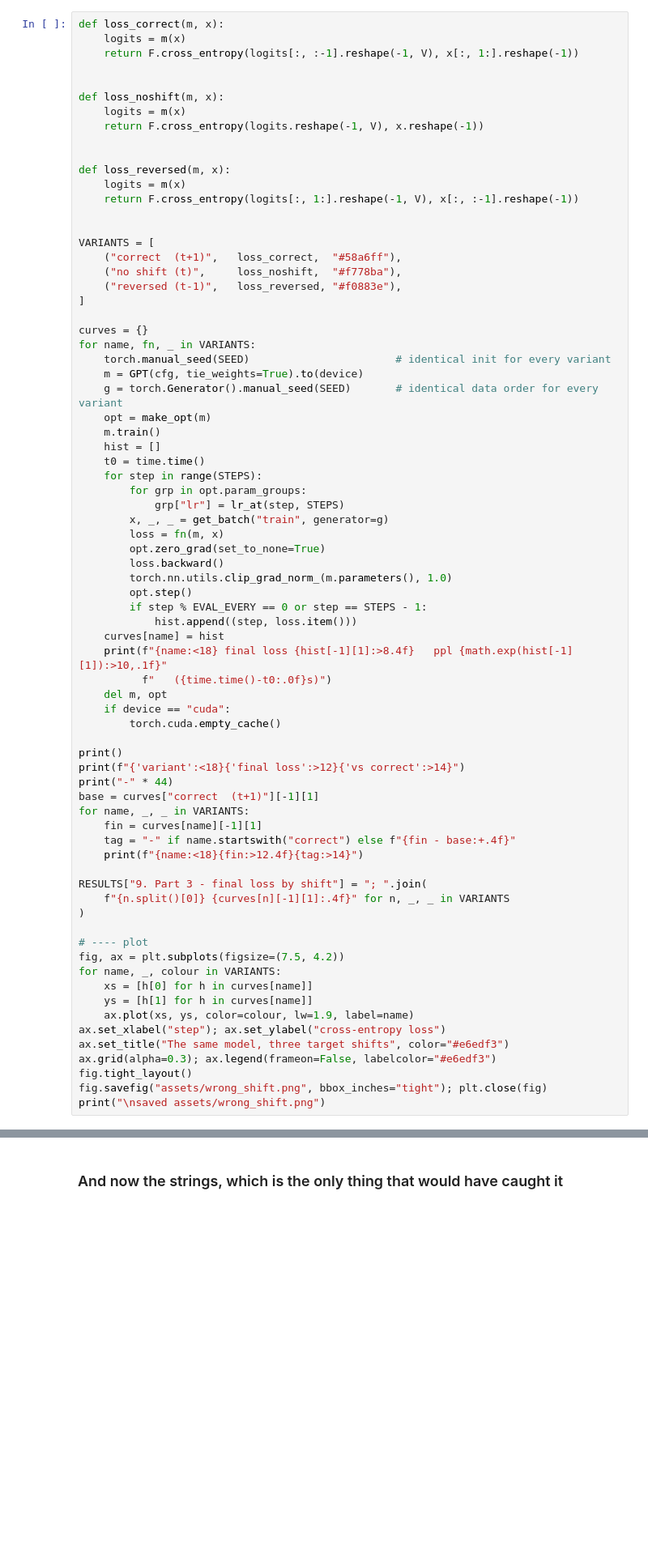
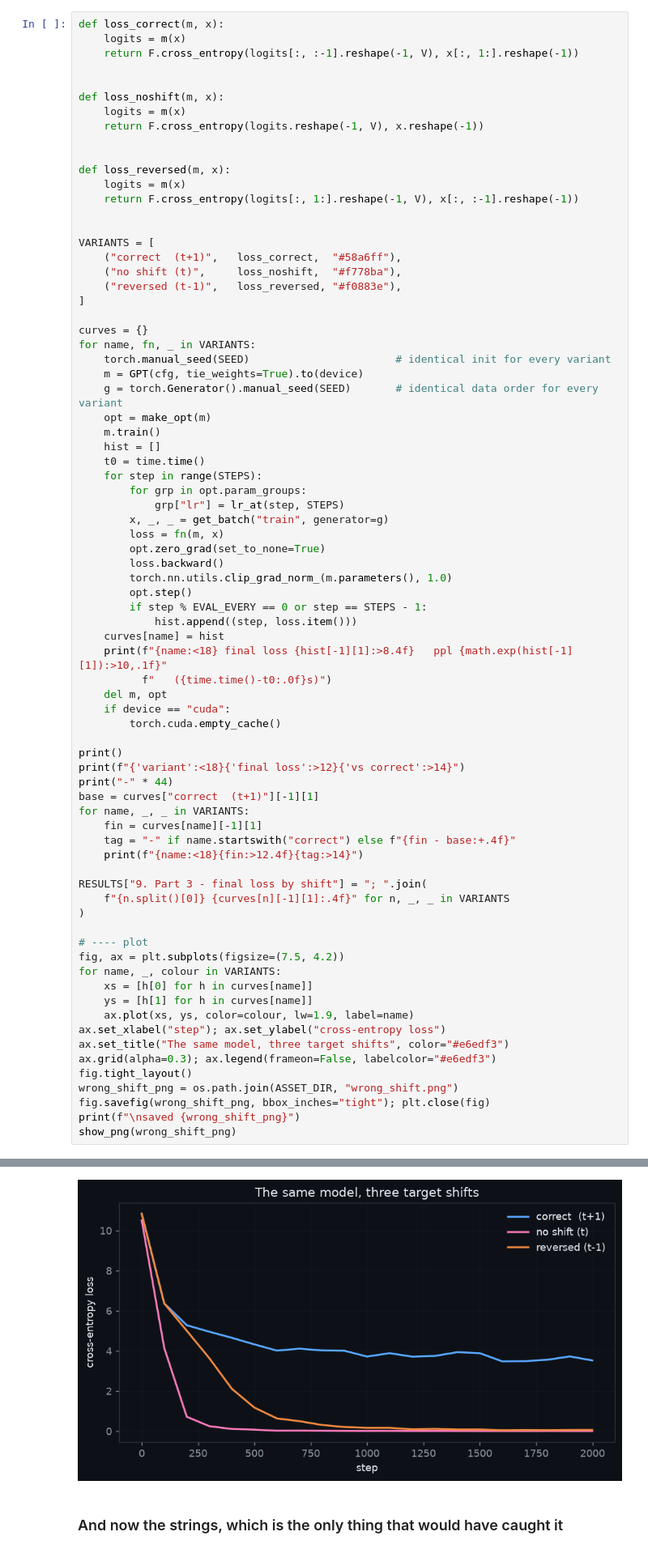
Before and after one commit to rahulni/Indic_LLM, a Jupyter notebook: 9_loss_func_op_head/loss_and_heads.ipynb, the cells around one changed output, grey strips where cells are left out. Shown at 81% size. Saved outputs shown, nothing was run; the diff lists cells and outputs as text; blank space fills up the shorter version.

```diff
--- a/9_loss_func_op_head/loss_and_heads.ipynb
+++ b/9_loss_func_op_head/loss_and_heads.ipynb
@@ -1477,6 +1492,8 @@ ax.set_xlabel("step"); ax.set_ylabel("cross-entropy loss")
 ax.set_title("The same model, three target shifts", color="#e6edf3")
 ax.grid(alpha=0.3); ax.legend(frameon=False, labelcolor="#e6edf3")
 fig.tight_layout()
-fig.savefig("assets/wrong_shift.png", bbox_inches="tight"); plt.close(fig)
-print("\nsaved assets/wrong_shift.png")
+wrong_shift_png = os.path.join(ASSET_DIR, "wrong_shift.png")
+fig.savefig(wrong_shift_png, bbox_inches="tight"); plt.close(fig)
+print(f"\nsaved {wrong_shift_png}")
+show_png(wrong_shift_png)
 # %% [output]
@@ -1494,3 +1511,4 @@ saved assets/wrong_shift.png
+[figure, added]
 # %% [markdown]
 ### And now the strings, which is the only thing that would have caught it
 # %%
```
Also changed, not shown: parts of 8 cells of this notebook, 7 other files.
